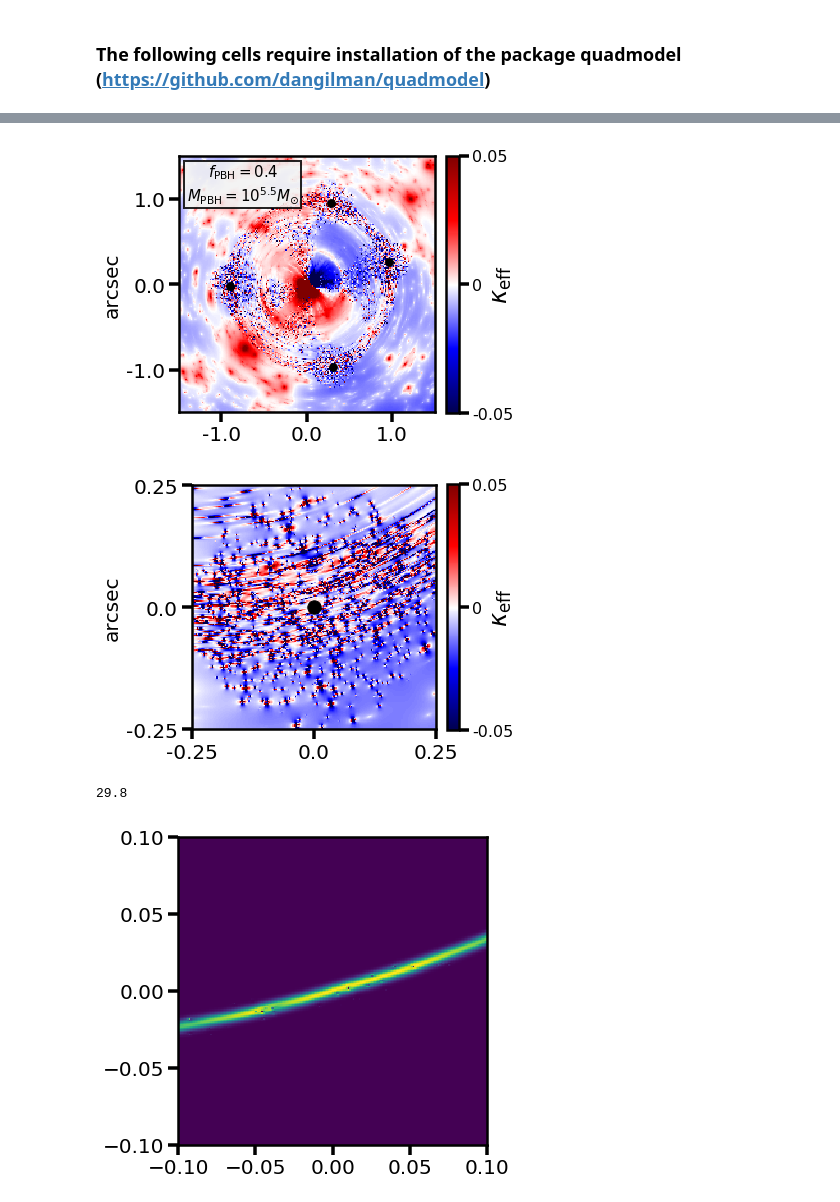
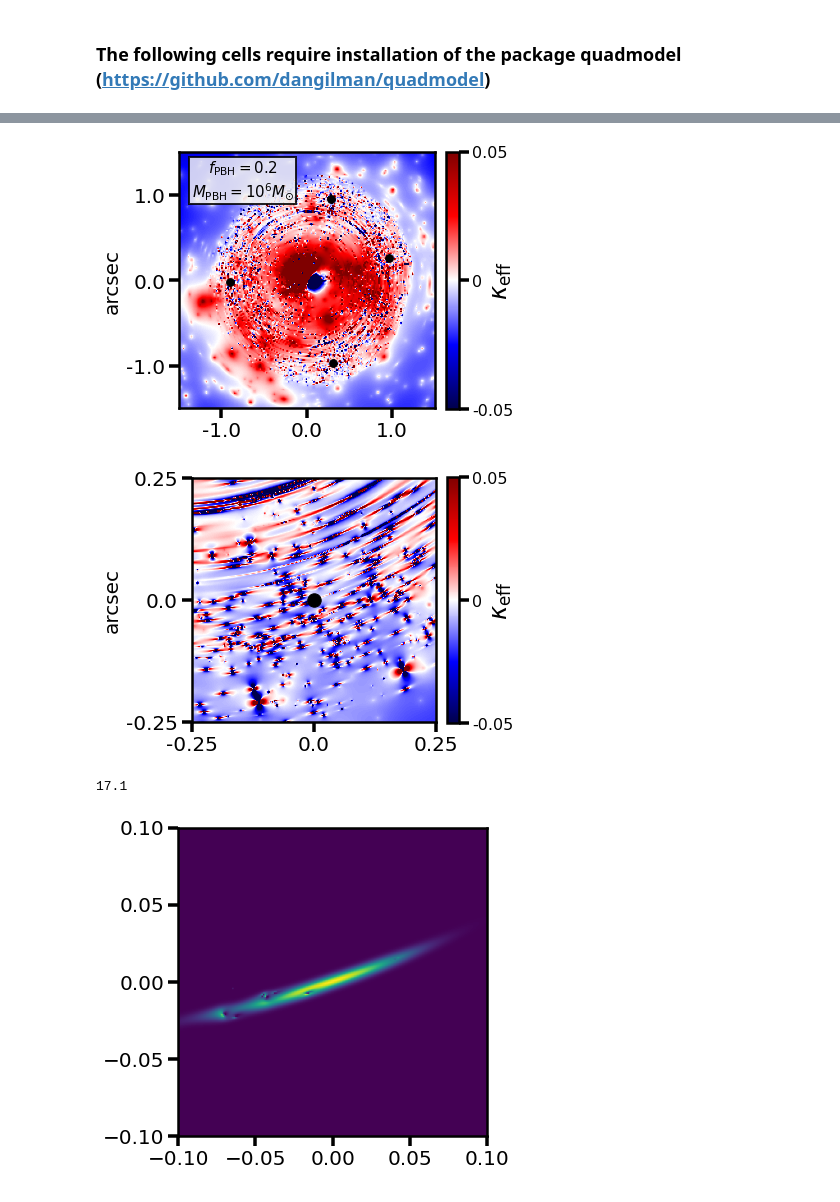
Before and after one commit to dangilman/pyHalo, a Jupyter notebook: example_notebooks/primordial_black_holes.ipynb, the cells around one changed output, grey strips where cells are left out. Drawn from its saved outputs; the diff is of its cells as text; code cells hidden in the pictures.

```diff
--- a/example_notebooks/primordial_black_holes.ipynb
+++ b/example_notebooks/primordial_black_holes.ipynb
@@ -140,6 +140,6 @@ plt.savefig('CDM_pbh.pdf')
 # %%
-pbh_mass_fraction = 0.4
-log_black_hole_mass = 5.5
+pbh_mass_fraction = 0.2
+log_black_hole_mass = 6.0
 kwargs_pbh_mass_function = {'mass_function_type': 'DELTA', 'logM': log_black_hole_mass}
 mass_fraction_in_halos = 0.5
 
@@ -215,35 +215,35 @@ plt.savefig('PBH.pdf')
 # %%
 fig = plt.figure(1)
 fig.set_size_inches(6,6)
 inds = np.where(np.hypot(xx.ravel(), yy.ravel())>0.1)[0]
 avg = np.mean(residual_kappa_with_pbh.ravel()[inds])
 im=plt.imshow(residual_kappa_with_pbh - avg,
            origin='lower', vmin=-0.05, vmax=0.05, cmap='seismic', extent=extent)
 plt.scatter(mock_lens.x, mock_lens.y, color='k', s=60)
 #for i in range(0, len(ra_crit_list_with_pbh)):
 #    plt.plot(ra_crit_list_with_pbh[i], dec_crit_list_with_pbh[i], color='k', lw=2)
 
 cbar = fig.colorbar(im,orientation='vertical',aspect=20,fraction=0.046, pad=0.04)
 cbar.set_label(r'$\kappa_{\rm{eff}}$',labelpad=-24, fontsize=24)
 cbar.set_ticks([-0.05, 0.0, 0.05])
 cbar.ax.tick_params(labelsize=14)
 cbar.ax.set_yticklabels(['-0.05', '0', '0.05'], fontsize=16)
 
 ax = plt.gca()
 ax.set_xticks([-1.0, 0.0, 1.0])
 ax.set_xticklabels([-1.0, 0.0, 1.0], fontsize=20)
 ax.set_yticks([-1.0, 0.0, 1.0])
 ax.set_yticklabels([-1.0, 0.0, 1.0], fontsize=20)
 ax.set_ylabel('arcsec', fontsize=20)
 
 t = ax.text(
-    -0.75, 1.175, r'$f_{\rm{PBH}} = 0.4$'+'\n'+r'$M_{\rm{PBH}} = 10^{5.5} M_{\odot}$', ha="center", va="center", size=15,
+    -0.75, 1.175, r'$f_{\rm{PBH}} = 0.2$'+'\n'+r'$M_{\rm{PBH}} = 10^{6} M_{\odot}$', ha="center", va="center", size=15,
     bbox=dict(boxstyle="square,pad=0.15", fc="0.95", ec="k", lw=2,alpha=0.85))
 
 plt.tight_layout()
-plt.savefig('PBH_nocritcurves.pdf')
+# plt.savefig('PBH_nocritcurves.pdf')
 # %% [output]
-[figure, old version]
+[figure, new version]
 # %%
 dr = 0.25
 npix = 200
@@ -281,9 +281,9 @@ ax.set_yticklabels([-dr, 0.0, dr], fontsize=20)
 ax.set_ylabel('arcsec', fontsize=20)
 
 plt.tight_layout()
-plt.savefig('PBH_local.pdf')
+# plt.savefig('PBH_local.pdf')
 # %% [output]
-[figure, old version]
+[figure, new version]
 # %%
 from lenstronomy.LightModel.light_model import LightModel
 
@@ -307,7 +307,7 @@ print(mag)
 plt.imshow(sb_withpbh, origin='lower',extent=[-dr, dr, -dr, dr])
 #plt.annotate('magnification = '+str(mag), xy=(0.05, 0.9), xycoords='axes fraction', color='w', fontsize=16)
 plt.tight_layout()
-plt.savefig('image_with_pbh.pdf')
+# plt.savefig('image_with_pbh.pdf')
 # %% [output]
-29.8
+17.1
-[figure, old version]
+[figure, new version]
```
Also changed, not shown: parts of 7 cells of this notebook, 3 other files.
